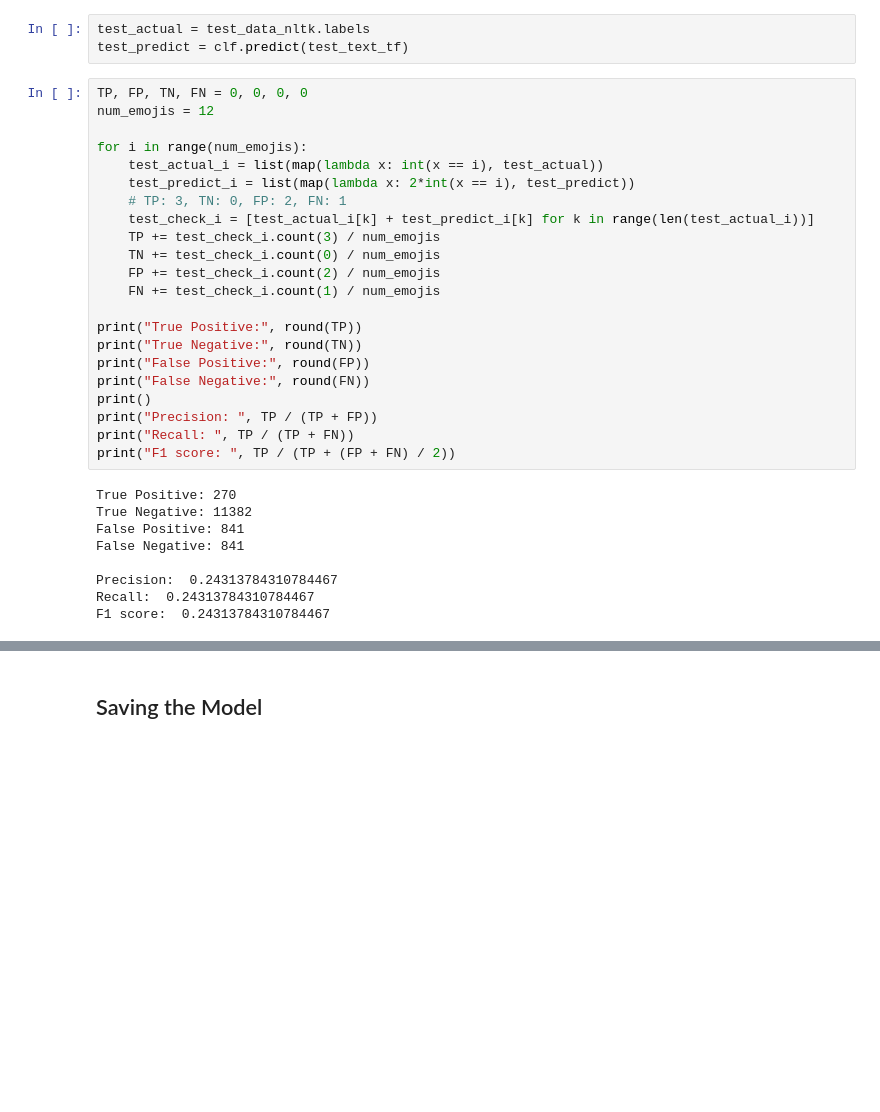
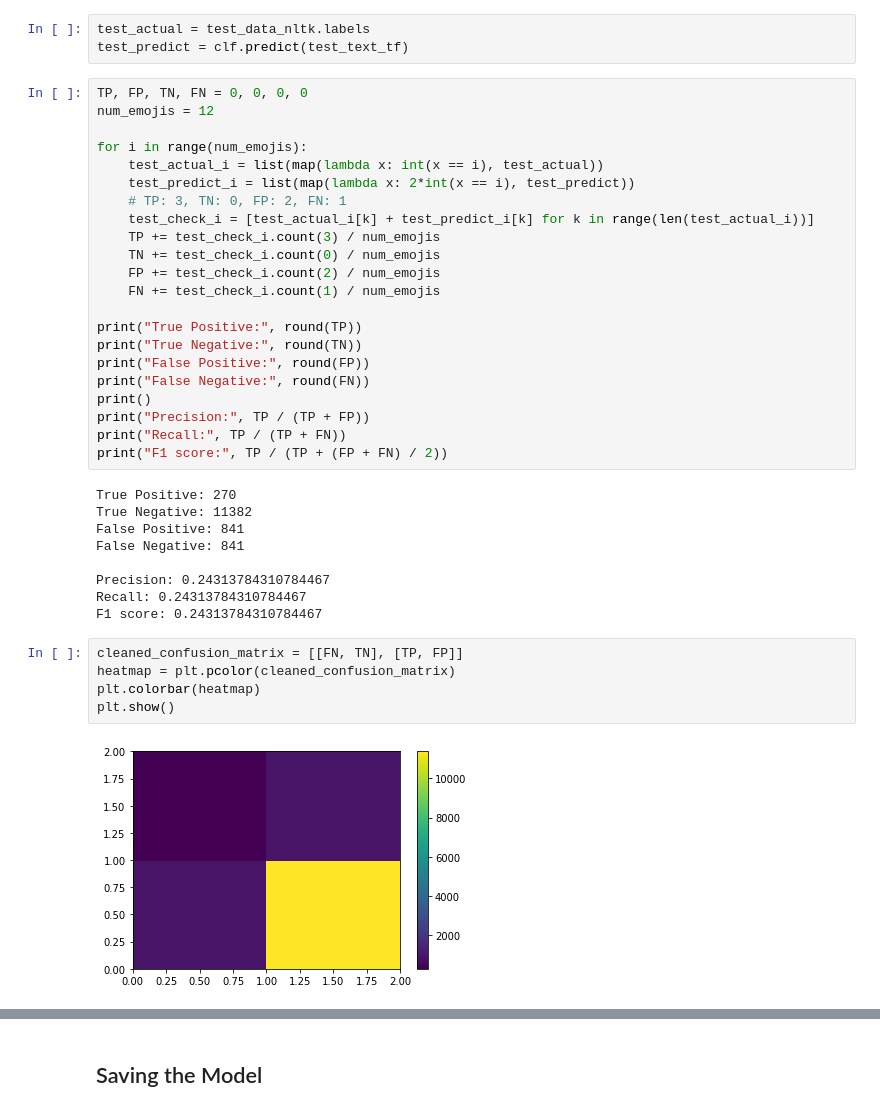
Before and after one commit to RussellDash332/CS3244-Twemoji, a Jupyter notebook: Models/NLTK-sklearn.ipynb, the cells around one changed output, grey strips where cells are left out. Drawn from its saved outputs; the diff is of its cells as text; blank space fills up the shorter version.

```diff
--- a/Models/NLTK-sklearn.ipynb
+++ b/Models/NLTK-sklearn.ipynb
@@ -237,9 +221,9 @@ print("True Negative:", round(TN))
 print("False Positive:", round(FP))
 print("False Negative:", round(FN))
 print()
-print("Precision: ", TP / (TP + FP))
-print("Recall: ", TP / (TP + FN))
-print("F1 score: ", TP / (TP + (FP + FN) / 2))
+print("Precision:", TP / (TP + FP))
+print("Recall:", TP / (TP + FN))
+print("F1 score:", TP / (TP + (FP + FN) / 2))
 # %% [output]
 True Positive: 270
 True Negative: 11382
@@ -251,0 +236,7 @@ F1 score:  0.24313784310784467
+# %%
+cleaned_confusion_matrix = [[FN, TN], [TP, FP]]
+heatmap = plt.pcolor(cleaned_confusion_matrix)
+plt.colorbar(heatmap)
+plt.show()
+# %% [output]
+[figure, added]
```
Also changed, not shown: parts of 14 cells of this notebook.
